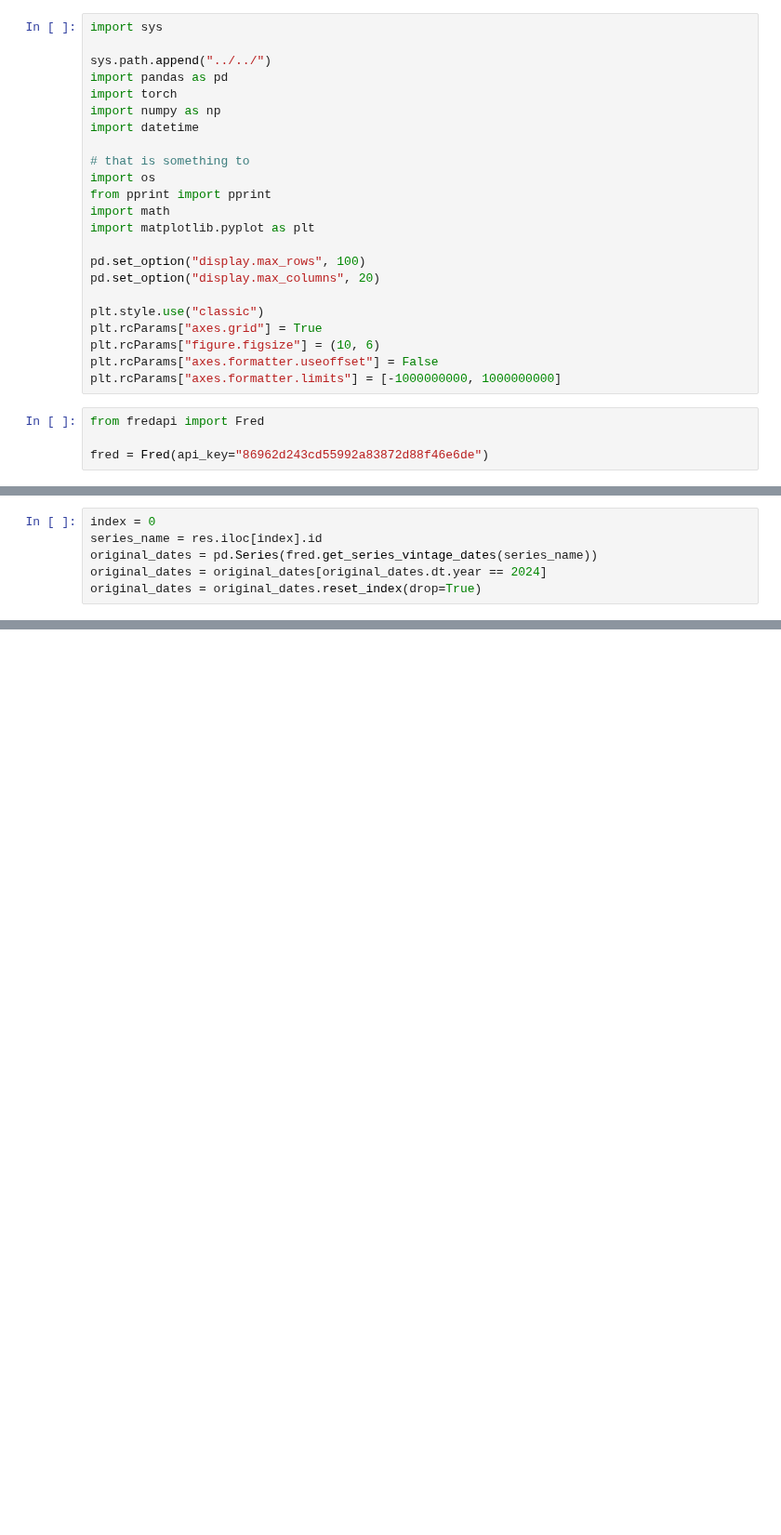
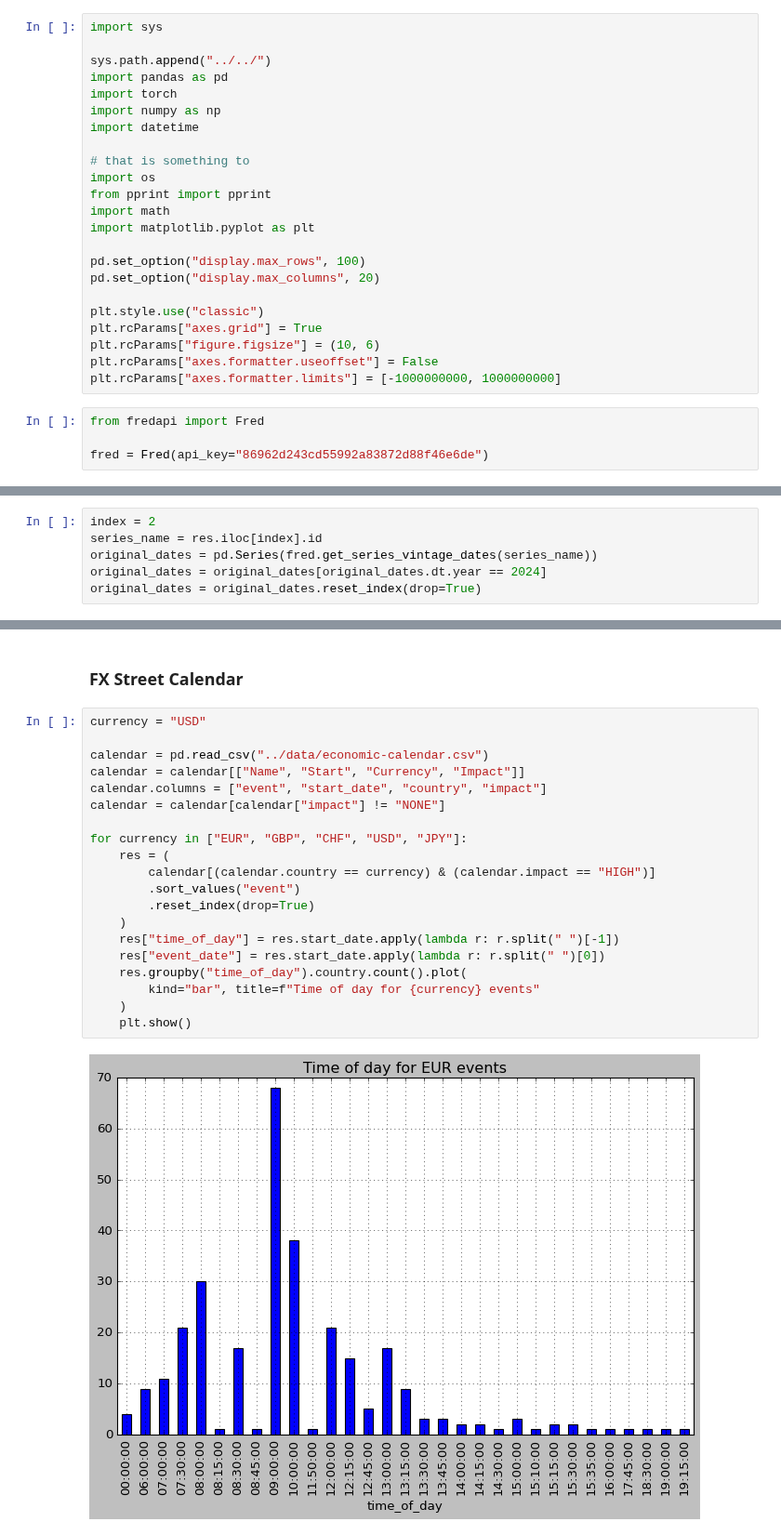
Before and after one commit to skalaydzhiyski/phitech-research, a Jupyter notebook: notebooks/get-historical-economic-figures.ipynb, the cells around one changed output, grey strips where cells are left out. Shown at 93% size. Drawn from its saved outputs; the diff is of its cells as text; blank space fills up the shorter version.

```diff
--- a/notebooks/get-historical-economic-figures.ipynb
+++ b/notebooks/get-historical-economic-figures.ipynb
@@ -47,5 +47,5 @@ res
 # %%
-index = 0
+index = 2
 series_name = res.iloc[index].id
 original_dates = pd.Series(fred.get_series_vintage_dates(series_name))
 original_dates = original_dates[original_dates.dt.year == 2024]
@@ -79,0 +70,24 @@ res
+# %% [markdown]
+### FX Street Calendar
+# %%
+currency = "USD"
+
+calendar = pd.read_csv("../data/economic-calendar.csv")
+calendar = calendar[["Name", "Start", "Currency", "Impact"]]
+calendar.columns = ["event", "start_date", "country", "impact"]
+calendar = calendar[calendar["impact"] != "NONE"]
+
+for currency in ["EUR", "GBP", "CHF", "USD", "JPY"]:
+    res = (
+        calendar[(calendar.country == currency) & (calendar.impact == "HIGH")]
+        .sort_values("event")
+        .reset_index(drop=True)
+    )
+    res["time_of_day"] = res.start_date.apply(lambda r: r.split(" ")[-1])
+    res["event_date"] = res.start_date.apply(lambda r: r.split(" ")[0])
+    res.groupby("time_of_day").country.count().plot(
+        kind="bar", title=f"Time of day for {currency} events"
+    )
+    plt.show()
+# %% [output]
+[figure, added]
```
Also changed, not shown: parts of 3 cells of this notebook.
